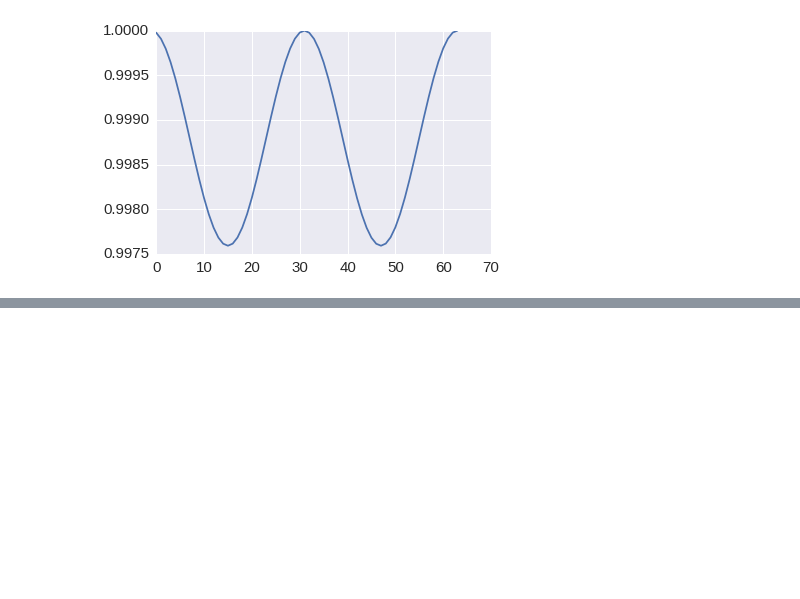
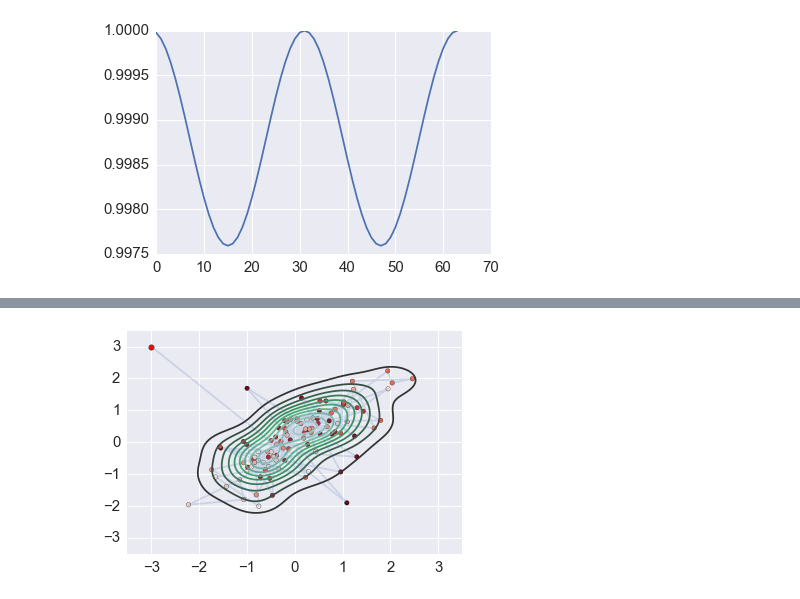
Before and after one commit to cliburn/sta-663-2016, a Jupyter notebook: lectures/AuxiliaryVariableMCMC.ipynb, the cells around one changed output, grey strips where cells are left out. Saved outputs shown, nothing was run; the diff lists cells and outputs as text; code cells hidden in the pictures; blank space fills up the shorter version.

```diff
--- a/lectures/AuxiliaryVariableMCMC.ipynb
+++ b/lectures/AuxiliaryVariableMCMC.ipynb
@@ -274,0 +378,44 @@ $$
+# %%
+def leapfrog(A, u, v, h, N):
+    """Leapfrog finite difference scheme."""
+    v = v - h/2 * A @ u
+    for i in range(N-1):
+        u = u + h * v
+        v = v - h * A @ u
+
+    u = u + h * v
+    v = v - h/2 * A @ u
+
+    return u, v
+# %%
+niter = 100
+h = 0.01
+N = 100
+
+tau = la.inv(sigma)
+
+orbit = np.zeros((niter+1, 2))
+u = np.array([-3,3])
+orbit[0] = u
+for k in range(niter):
+    v0 = np.random.normal(0,1,2)
+    u, v = leapfrog(tau, u, v0, h, N)
+
+    # accept-reject
+    u0 = orbit[k]
+    a = np.exp(E(A, u0, v0, u, v))
+    r = np.random.rand()
+
+    if r < a:
+        orbit[k+1] = u
+    else:
+        orbit[k+1] = u0
+# %%
+sns.kdeplot(orbit)
+plt.plot(orbit[:,0], orbit[:,1], alpha=0.2)
+plt.scatter(orbit[:1,0], orbit[:1,1],  c='red', s=30)
+plt.scatter(orbit[1:,0], orbit[1:,1],  c=np.arange(niter)[::-1], cmap='Reds')
+plt.axis([-3.5,3.5,-3.5,3.5])
+pass
+# %% [output]
+[figure, added]
```
Also changed, not shown: parts of 25 cells of this notebook.
